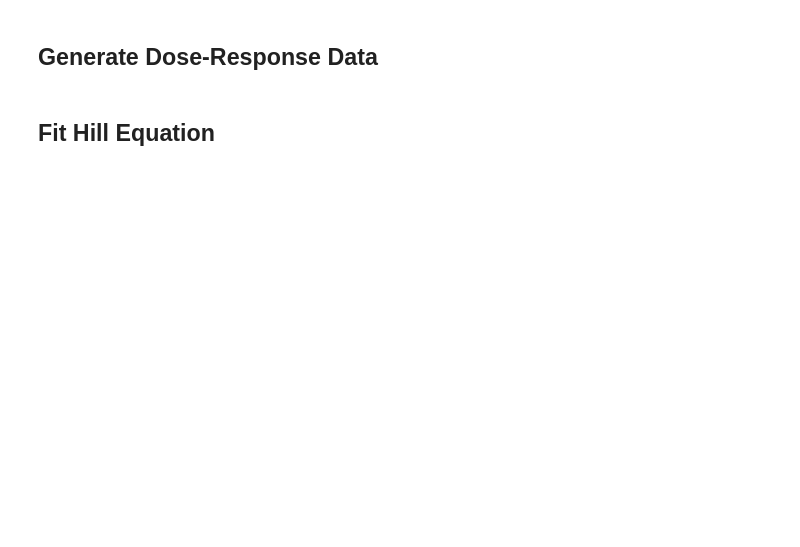
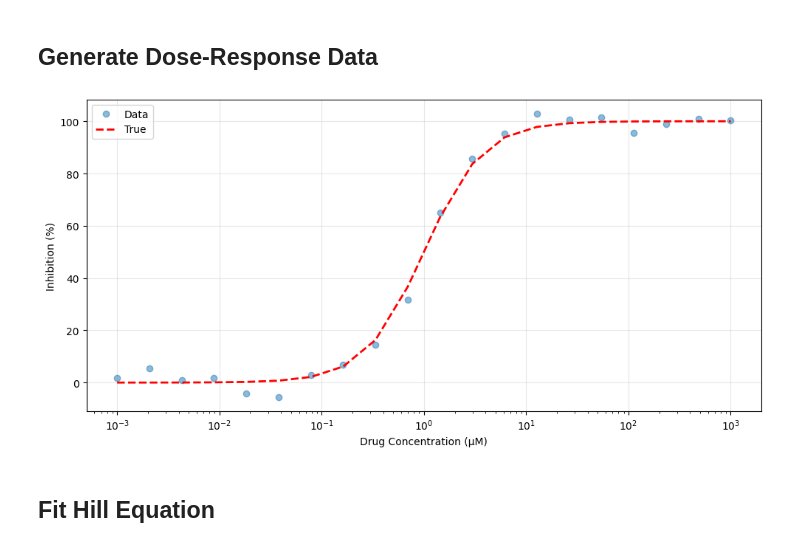
Before and after one commit to imewei/NLSQ, a Jupyter notebook: examples/notebooks/04_gallery/biology/dose_response.ipynb, the cells around one changed output. Drawn from its saved outputs; the diff is of its cells as text; code cells hidden in the pictures; blank space fills up the shorter version.

```diff
--- a/examples/notebooks/04_gallery/biology/dose_response.ipynb
+++ b/examples/notebooks/04_gallery/biology/dose_response.ipynb
@@ -32,23 +50,24 @@ print("✅ Hill equation defined")
 # %%
 # True parameters
 Emax_true, IC50_true, n_true = 100, 1e-6, 1.5  # IC50 in M
 
 # Concentration range (log scale)
 conc = np.logspace(-9, -3, 20)  # 1 nM to 1 mM
 response_true = hill_equation(conc, Emax_true, IC50_true, n_true)
 response = response_true + np.random.normal(0, 3, len(conc))
 
 fig = plt.figure(figsize=(10, 5))
 plt.semilogx(conc*1e6, response, "o", alpha=0.5, label="Data")  # Convert to µM
 plt.semilogx(conc*1e6, response_true, "r--", label="True", linewidth=2)
 plt.xlabel("Drug Concentration (µM)")
 plt.ylabel("Inhibition (%)")
 plt.legend()
 plt.grid(True, alpha=0.3)
 plt.tight_layout()
 plt.tight_layout()
-display(fig)
-plt.close(fig)
+plt.show()
+# %% [output]
+[figure, added]
 # %% [markdown]
 ## Fit Hill Equation
 # %%
```
Also changed, not shown: parts of 3 cells of this notebook, 2 other files.
